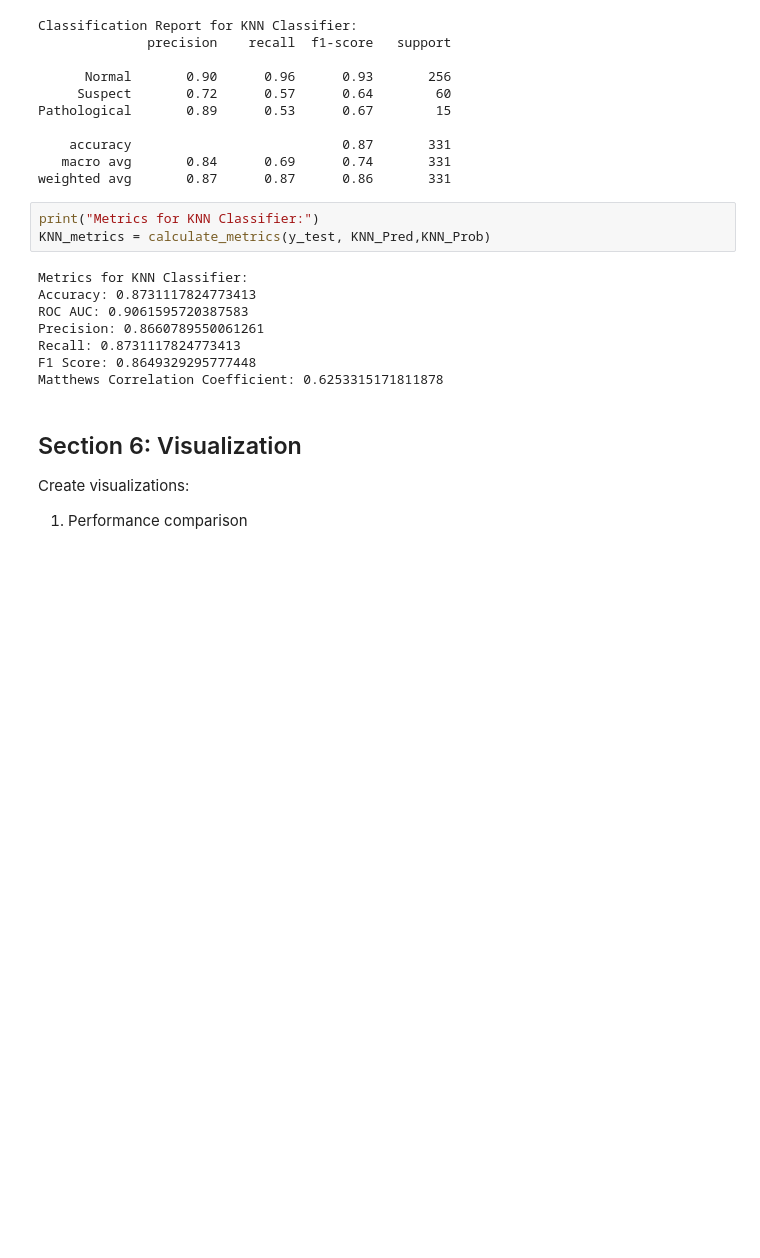
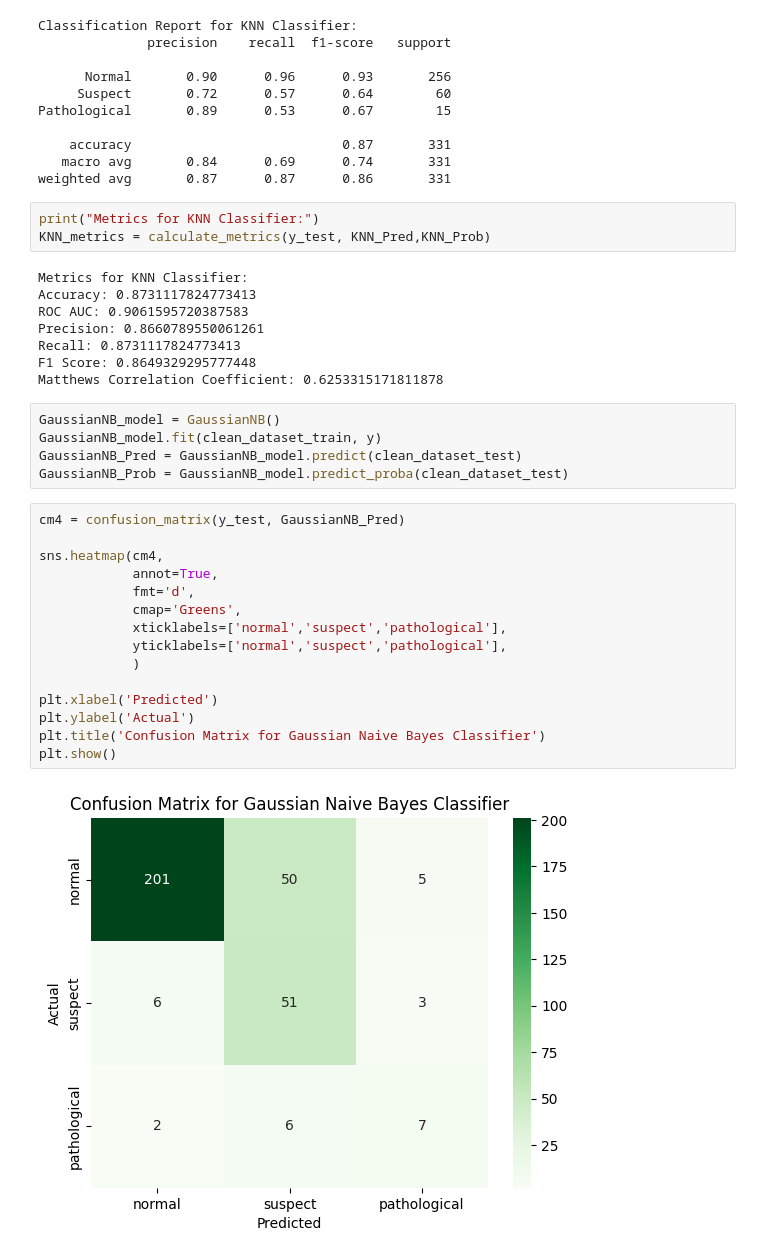
Before and after one commit to pavanblast/ML-Assignment2, a Jupyter notebook: 2025aa05003_MLAssignment2.ipynb, the cells around one changed output. Cells and saved outputs as stored; diff of their text form; blank space fills up the shorter version.

```diff
--- a/2025aa05003_MLAssignment2.ipynb
+++ b/2025aa05003_MLAssignment2.ipynb
@@ -560,8 +559,25 @@ Precision: 0.8660789550061261
 Recall: 0.8731117824773413
 F1 Score: 0.8649329295777448
 Matthews Correlation Coefficient: 0.6253315171811878
-# %% [markdown]
-## Section 6: Visualization
-
-Create visualizations:
-1. Performance comparison
+# %%
+GaussianNB_model = GaussianNB()
+GaussianNB_model.fit(clean_dataset_train, y)
+GaussianNB_Pred = GaussianNB_model.predict(clean_dataset_test)
+GaussianNB_Prob = GaussianNB_model.predict_proba(clean_dataset_test)
+# %%
+cm4 = confusion_matrix(y_test, GaussianNB_Pred)
+
+sns.heatmap(cm4,
+            annot=True,
+            fmt='d',
+            cmap='Greens',
+            xticklabels=['normal','suspect','pathological'],
+            yticklabels=['normal','suspect','pathological'],
+            )
+
+plt.xlabel('Predicted')
+plt.ylabel('Actual')
+plt.title('Confusion Matrix for Gaussian Naive Bayes Classifier')
+plt.show()
+# %% [output]
+[figure, added]
```
Also changed, not shown: parts of 17 cells of this notebook, 11 other files.
